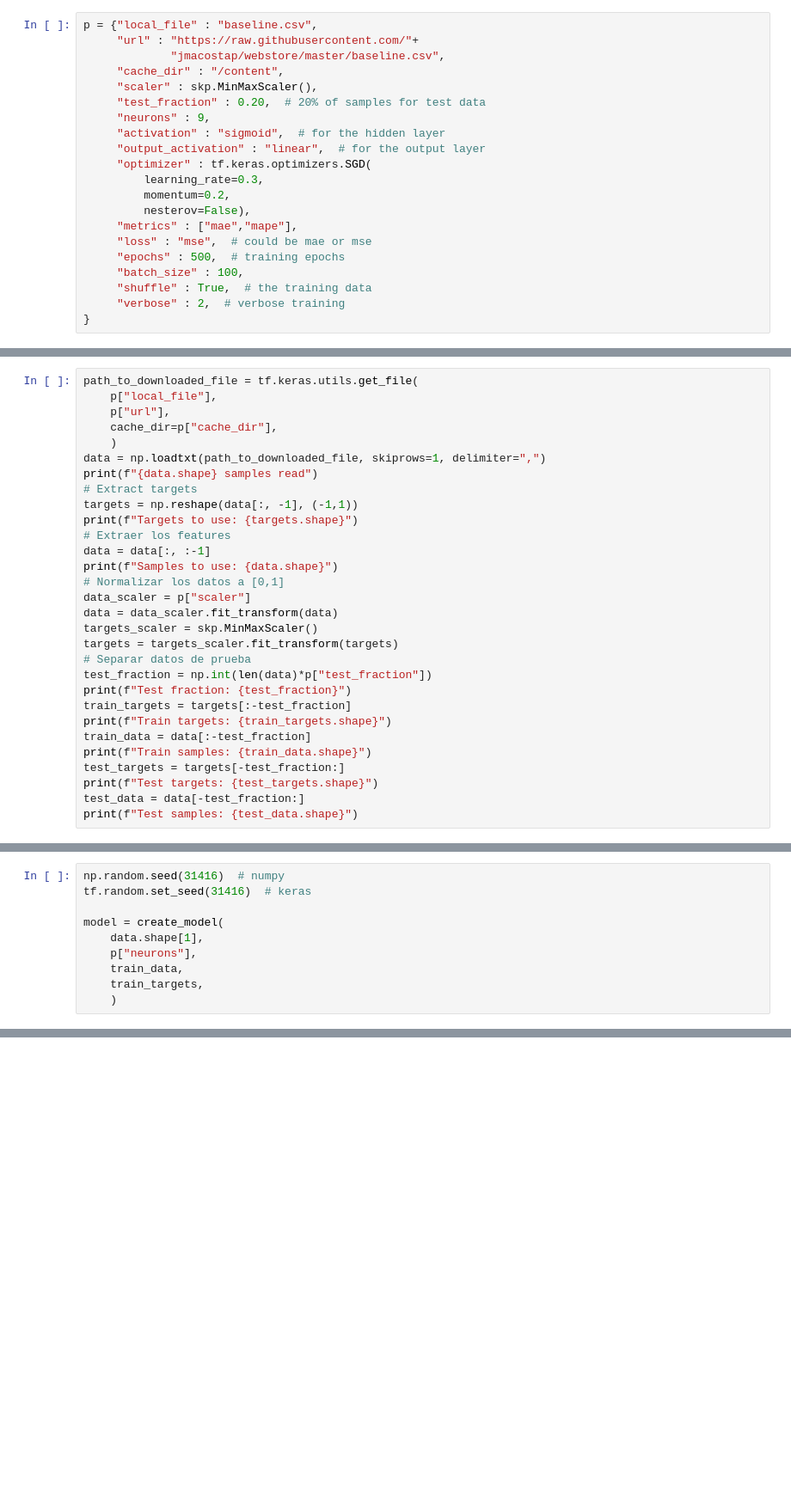
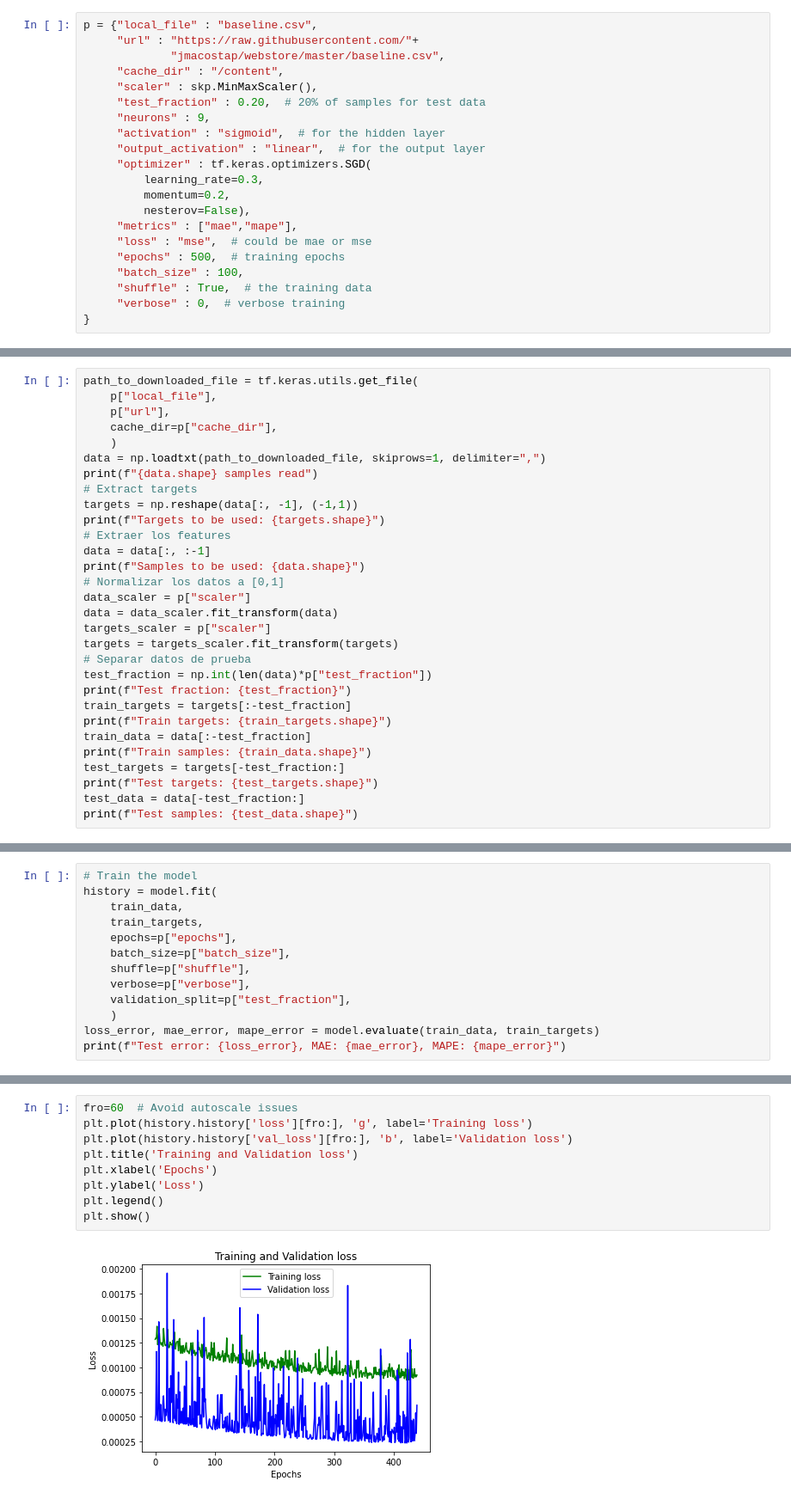
Before and after one commit to jmacostap/DERNA, a Jupyter notebook: Baseline.ipynb, the cells around one changed output, grey strips where cells are left out. Shown at 86% size. Saved outputs shown, nothing was run; the diff lists cells and outputs as text; blank space fills up the shorter version.

Commit message:
Update Baseline.ipynb
Simplified the program and added graphic display of training losses

```diff
--- a/Baseline.ipynb
+++ b/Baseline.ipynb
@@ -34,6 +35,6 @@ p = {"local_file" : "baseline.csv",
      "epochs" : 500,  # training epochs
      "batch_size" : 100,
      "shuffle" : True,  # the training data
-     "verbose" : 2,  # verbose training
+     "verbose" : 0,  # verbose training
 }
 # %% [markdown]
@@ -48,14 +49,14 @@ data = np.loadtxt(path_to_downloaded_file, skiprows=1, delimiter=",")
 print(f"{data.shape} samples read")
 # Extract targets
 targets = np.reshape(data[:, -1], (-1,1))
-print(f"Targets to use: {targets.shape}")
+print(f"Targets to be used: {targets.shape}")
 # Extraer los features
 data = data[:, :-1]
-print(f"Samples to use: {data.shape}")
+print(f"Samples to be used: {data.shape}")
 # Normalizar los datos a [0,1]
 data_scaler = p["scaler"]
 data = data_scaler.fit_transform(data)
-targets_scaler = skp.MinMaxScaler()
+targets_scaler = p["scaler"]
 targets = targets_scaler.fit_transform(targets)
 # Separar datos de prueba
 test_fraction = np.int(len(data)*p["test_fraction"])
@@ -113,10 +125,0 @@ def create_model(input_size, neurons, X_train, y_train):
-# %%
-np.random.seed(31416)  # numpy
-tf.random.set_seed(31416)  # keras
-
-model = create_model(
-    data.shape[1],
-    p["neurons"],
-    train_data,
-    train_targets,
-    )
@@ -140,0 +126,13 @@ Epoch 500/500
+# %%
+# Train the model
+history = model.fit(
+    train_data,
+    train_targets,
+    epochs=p["epochs"],
+    batch_size=p["batch_size"],
+    shuffle=p["shuffle"],
+    verbose=p["verbose"],
+    validation_split=p["test_fraction"],
+    )
+loss_error, mae_error, mape_error = model.evaluate(train_data, train_targets)
+print(f"Test error: {loss_error}, MAE: {mae_error}, MAPE: {mape_error}")
@@ -141 +144,12 @@ Epoch 500/500
+# %%
+fro=60  # Avoid autoscale issues
+plt.plot(history.history['loss'][fro:], 'g', label='Training loss')
+plt.plot(history.history['val_loss'][fro:], 'b', label='Validation loss')
+plt.title('Training and Validation loss')
+plt.xlabel('Epochs')
+plt.ylabel('Loss')
+plt.legend()
+plt.show()
+# %% [output]
+[figure, added]
 # %% [markdown]
```
Also changed, not shown: parts of 15 cells of this notebook.
